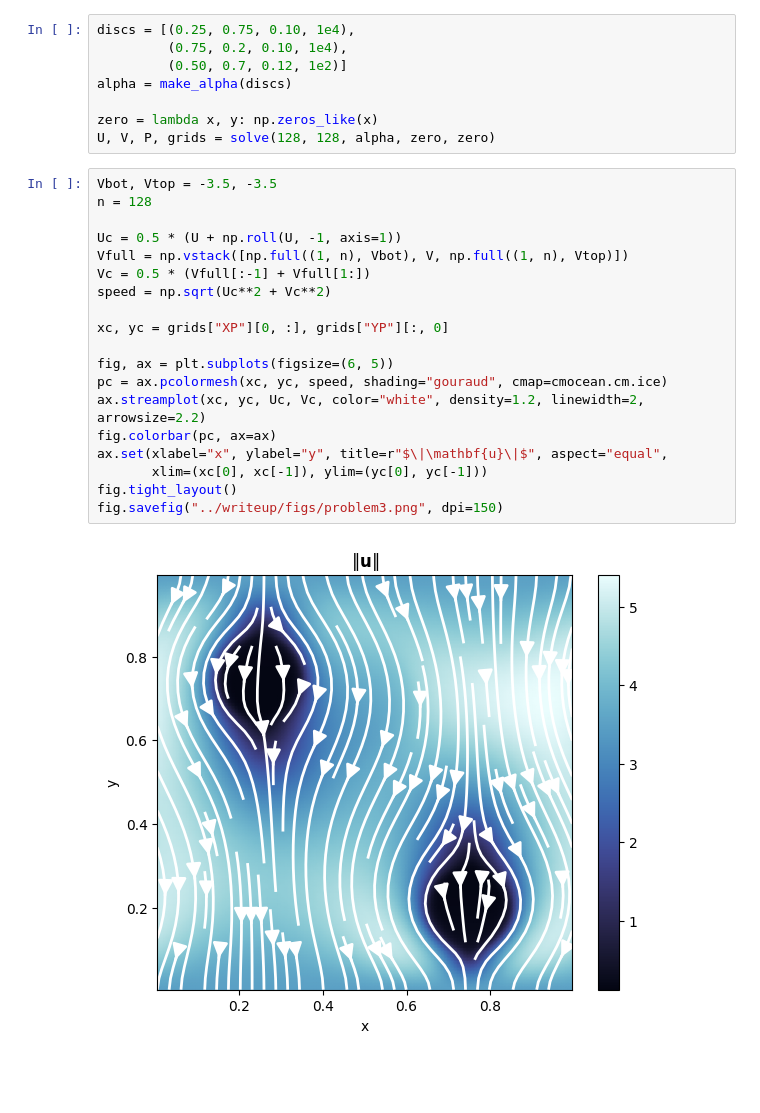
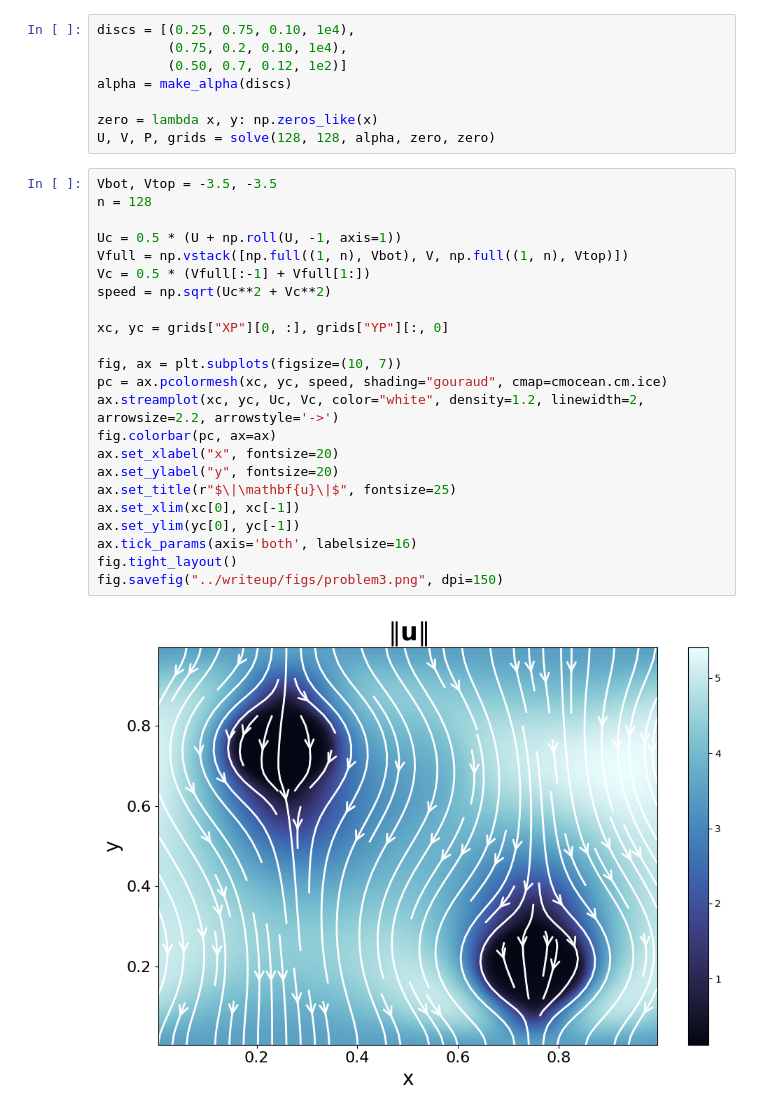
Before and after one commit to elsaschutfort/MATH550_HW1, a Jupyter notebook: code/problem3.ipynb, the cells around one changed output. Saved outputs shown, nothing was run; the diff lists cells and outputs as text; blank space fills up the shorter version.

```diff
--- a/code/problem3.ipynb
+++ b/code/problem3.ipynb
@@ -102,21 +102,25 @@ U, V, P, grids = solve(128, 128, alpha, zero, zero)
 # %%
 Vbot, Vtop = -3.5, -3.5
 n = 128
 
 Uc = 0.5 * (U + np.roll(U, -1, axis=1))
 Vfull = np.vstack([np.full((1, n), Vbot), V, np.full((1, n), Vtop)])
 Vc = 0.5 * (Vfull[:-1] + Vfull[1:])
 speed = np.sqrt(Uc**2 + Vc**2)
 
 xc, yc = grids["XP"][0, :], grids["YP"][:, 0]
 
-fig, ax = plt.subplots(figsize=(6, 5))
+fig, ax = plt.subplots(figsize=(10, 7))
 pc = ax.pcolormesh(xc, yc, speed, shading="gouraud", cmap=cmocean.cm.ice)
-ax.streamplot(xc, yc, Uc, Vc, color="white", density=1.2, linewidth=2, arrowsize=2.2)
+ax.streamplot(xc, yc, Uc, Vc, color="white", density=1.2, linewidth=2, arrowsize=2.2, arrowstyle='->')
 fig.colorbar(pc, ax=ax)
-ax.set(xlabel="x", ylabel="y", title=r"$\|\mathbf{u}\|$", aspect="equal",
-       xlim=(xc[0], xc[-1]), ylim=(yc[0], yc[-1]))
+ax.set_xlabel("x", fontsize=20)
+ax.set_ylabel("y", fontsize=20)
+ax.set_title(r"$\|\mathbf{u}\|$", fontsize=25)
+ax.set_xlim(xc[0], xc[-1])
+ax.set_ylim(yc[0], yc[-1])
+ax.tick_params(axis='both', labelsize=16)
 fig.tight_layout()
 fig.savefig("../writeup/figs/problem3.png", dpi=150)
 # %% [output]
-[figure, old version]
+[figure, new version]
```
Also changed, not shown: 5 other files.
